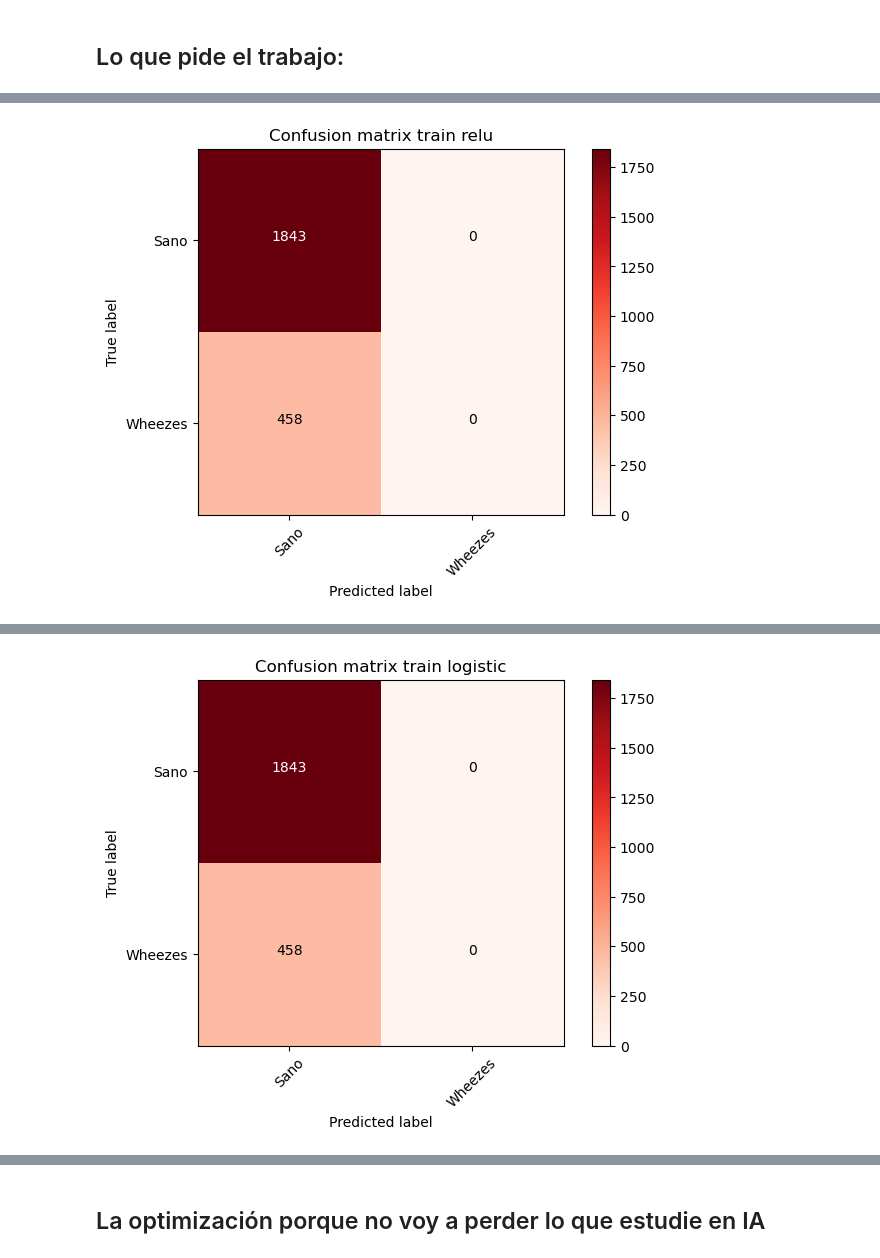
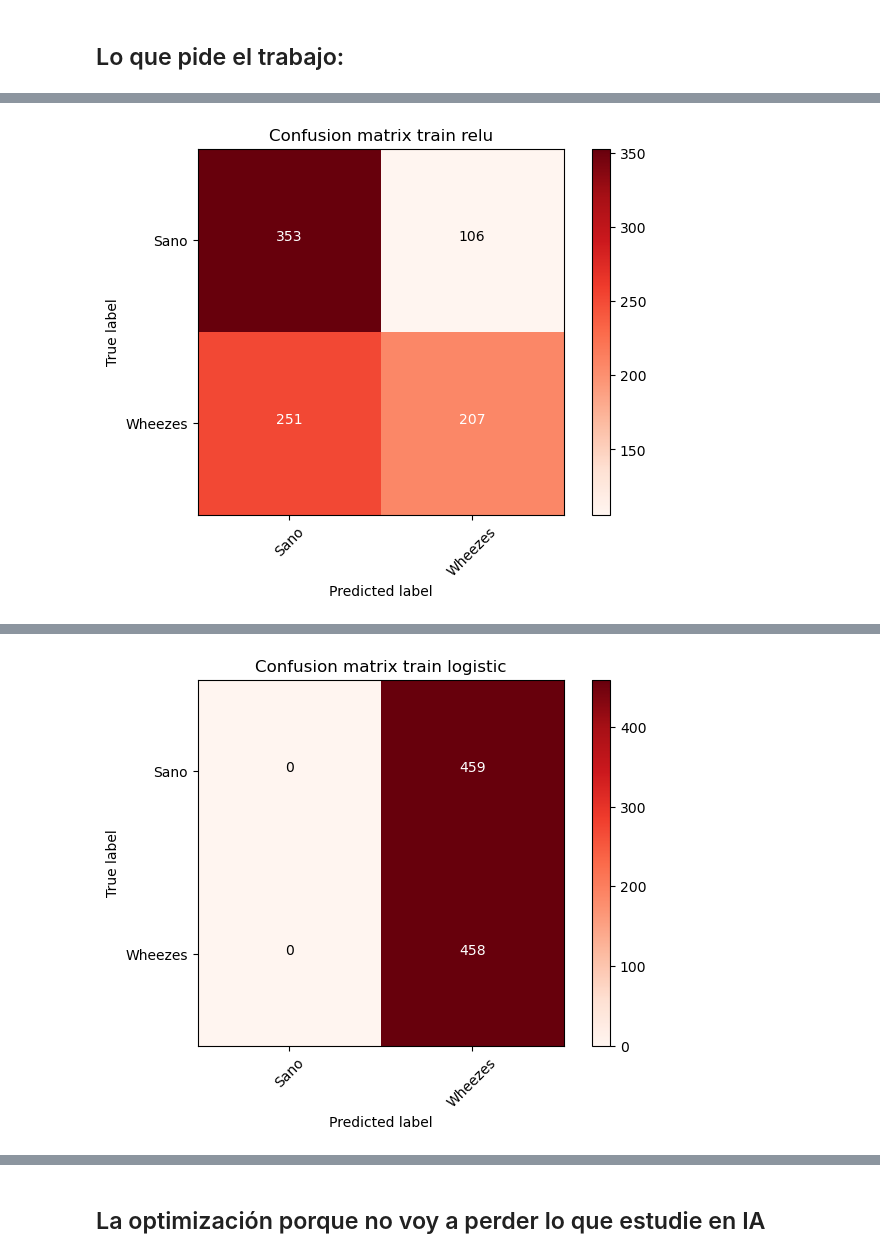
Before and after one commit to Ruizxp/Biosenales_El-Gran-Final, a Jupyter notebook: Terminator.ipynb, the cells around one changed output, grey strips where cells are left out. Cells and saved outputs as stored; diff of their text form; code cells hidden in the pictures.

```diff
--- a/Terminator.ipynb
+++ b/Terminator.ipynb
@@ -58,8 +58,9 @@ En este caso Sano:1 crepitante:0 y silibante:2
 # %% [markdown]
 Normalizaremos los valores de cada columna dividiéndolos por el valor máximo para tener valores entre 0 y 1 en cada columna
 # %%
+h=np.max(np.max(d2[d2.columns.values[1:]]))
 for i in d2.columns.values[1:]:
-    d2[i]=d2[i]/np.max(d2[i])
+    d2[i]=d2[i]/h
 # %%
 d2
 # %% [output]
@@ -101,9 +102,9 @@ En este caso podemos observar que el estado va relacionado mayormente con la med
 # %% [markdown]
 ## Entrenamiento
 # %%
-con=(d2.Estado.values==1)|(d2.Estado.values==0)
-x=d2.drop(["Estado"],axis=1)[con]
-y=d2.Estado.values[con]
+d=pd.concat([d2[d2["Estado"]==0],d2[d2["Estado"]==1][:len(d2[d2["Estado"]==0])]])
+x=d.drop(["Estado"],axis=1)
+y=d.Estado.values
 test_size = 0.3
 val_size  = test_size/(1-test_size) # Elementos de validación
 
@@ -300,9 +390,9 @@ Pero que parámetros son mejores:
 # %% [markdown]
 ## Lo que pide el trabajo:
 # %%
-con=(d2.Estado.values==1)|(d2.Estado.values==2)
-x=d2.drop(["Estado"],axis=1)[con]
-y=d2.Estado.values[con]
+d=pd.concat([d2[d2["Estado"]==2],d2[d2["Estado"]==1][:len(d2[d2["Estado"]==2])]])
+x=d.drop(["Estado"],axis=1)
+y=d.Estado.values
 test_size = 0.3
 val_size  = test_size/(1-test_size) # Elementos de validación
 
@@ -392 +431 @@ Confusion matrix, without normalization
-[figure, old version]
+[figure, new version]
@@ -398 +437 @@ Confusion matrix, without normalization
-[figure, old version]
+[figure, new version]
```
Also changed, not shown: parts of 23 cells of this notebook.
